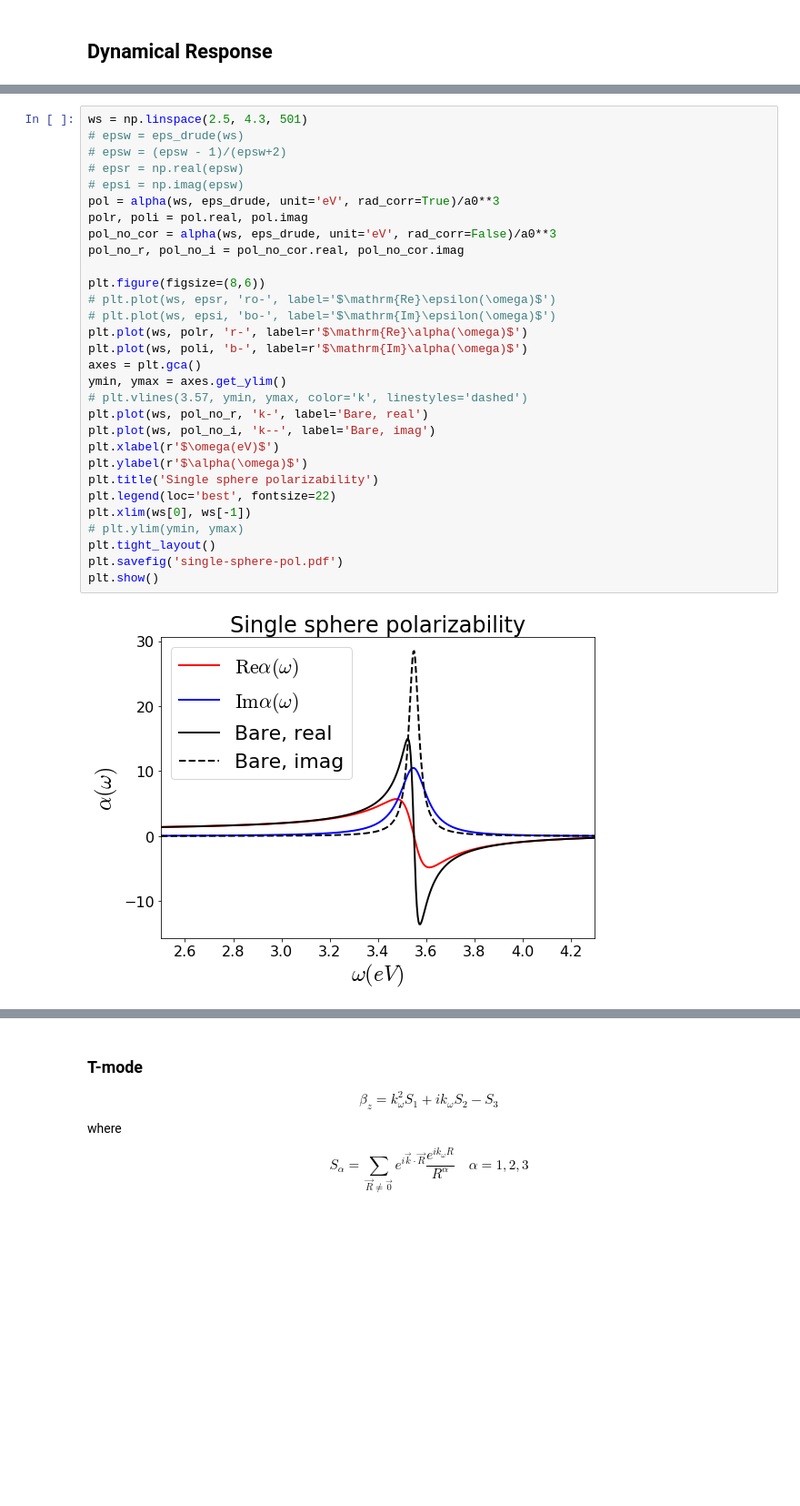
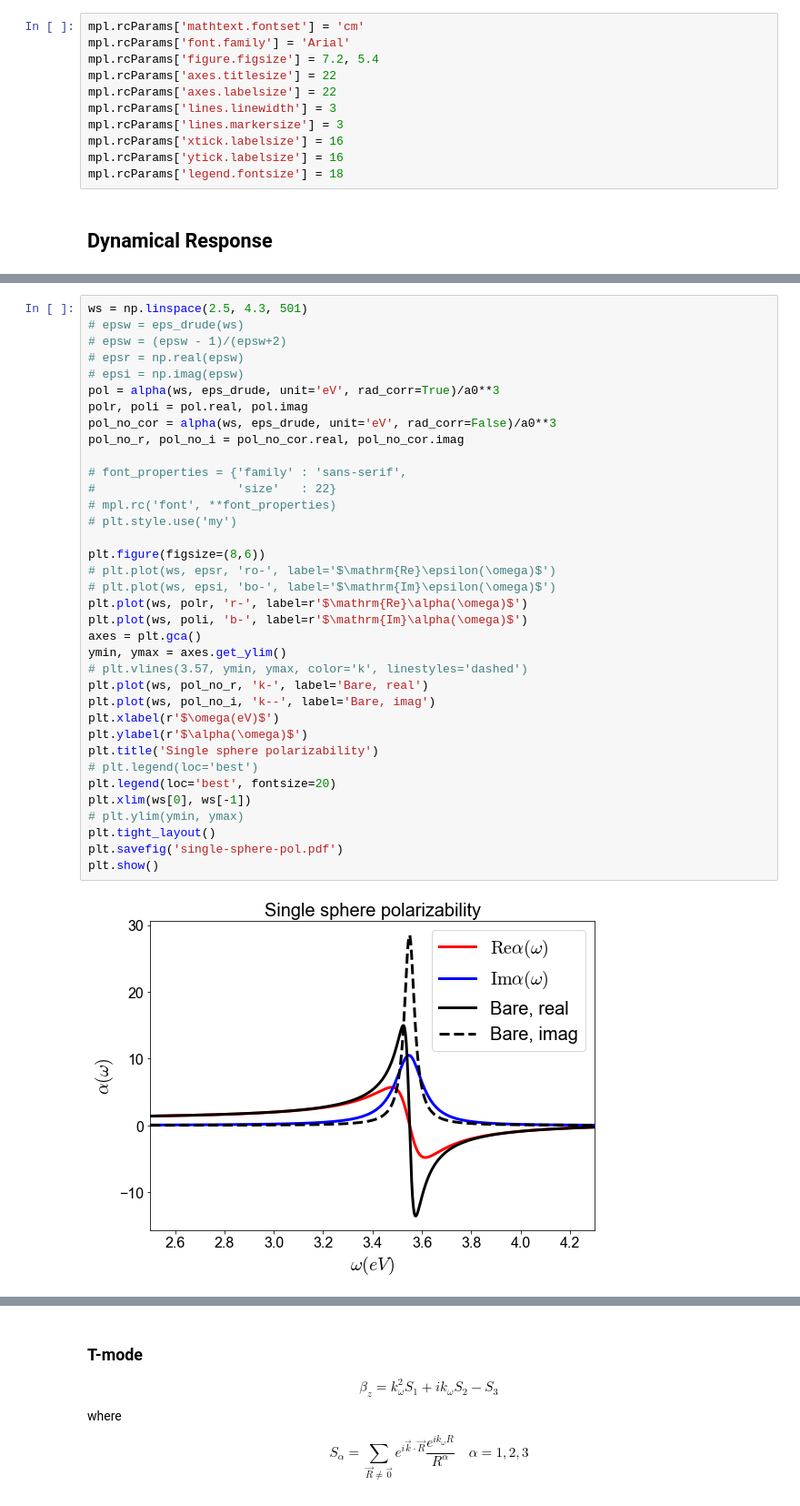
Before and after one commit to 711er/cde, a Jupyter notebook: cde-dynamical-band.ipynb, the cells around one changed output, grey strips where cells are left out. Shown at 91% size. Drawn from its saved outputs; the diff is of its cells as text; blank space fills up the shorter version.

```diff
--- a/cde-dynamical-band.ipynb
+++ b/cde-dynamical-band.ipynb
@@ -4,4 +5,15 @@ import matplotlib.colors as colors
 from numba import jit
+# %%
+mpl.rcParams['mathtext.fontset'] = 'cm'
+mpl.rcParams['font.family'] = 'Arial'
+mpl.rcParams['figure.figsize'] = 7.2, 5.4
+mpl.rcParams['axes.titlesize'] = 22
+mpl.rcParams['axes.labelsize'] = 22
+mpl.rcParams['lines.linewidth'] = 3
+mpl.rcParams['lines.markersize'] = 3
+mpl.rcParams['xtick.labelsize'] = 16
+mpl.rcParams['ytick.labelsize'] = 16
+mpl.rcParams['legend.fontsize'] = 18
 # %% [markdown]
 ## Dynamical Response
 # %%
@@ -46,35 +88,41 @@ def alpha(kw, eps_func, a=25*nm, a_o_d=1.0/3.0, unit='twopi/d', rad_corr=True):
 # %%
 ws = np.linspace(2.5, 4.3, 501)
 # epsw = eps_drude(ws)
 # epsw = (epsw - 1)/(epsw+2)
 # epsr = np.real(epsw)
 # epsi = np.imag(epsw)
 pol = alpha(ws, eps_drude, unit='eV', rad_corr=True)/a0**3
 polr, poli = pol.real, pol.imag
 pol_no_cor = alpha(ws, eps_drude, unit='eV', rad_corr=False)/a0**3
 pol_no_r, pol_no_i = pol_no_cor.real, pol_no_cor.imag
+
+# font_properties = {'family' : 'sans-serif',
+#                    'size'   : 22}
+# mpl.rc('font', **font_properties)
+# plt.style.use('my')
 
 plt.figure(figsize=(8,6))
 # plt.plot(ws, epsr, 'ro-', label='$\mathrm{Re}\epsilon(\omega)$')
 # plt.plot(ws, epsi, 'bo-', label='$\mathrm{Im}\epsilon(\omega)$')
 plt.plot(ws, polr, 'r-', label=r'$\mathrm{Re}\alpha(\omega)$')
 plt.plot(ws, poli, 'b-', label=r'$\mathrm{Im}\alpha(\omega)$')
 axes = plt.gca()
 ymin, ymax = axes.get_ylim()
 # plt.vlines(3.57, ymin, ymax, color='k', linestyles='dashed')
 plt.plot(ws, pol_no_r, 'k-', label='Bare, real')
 plt.plot(ws, pol_no_i, 'k--', label='Bare, imag')
 plt.xlabel(r'$\omega(eV)$')
 plt.ylabel(r'$\alpha(\omega)$')
 plt.title('Single sphere polarizability')
-plt.legend(loc='best', fontsize=22)
+# plt.legend(loc='best')
+plt.legend(loc='best', fontsize=20)
 plt.xlim(ws[0], ws[-1])
 # plt.ylim(ymin, ymax)
 plt.tight_layout()
 plt.savefig('single-sphere-pol.pdf')
 plt.show()
 # %% [output]
-[figure, old version]
+[figure, new version]
 # %%
 max_freq = np.argmax(poli)
 print(ws[max_freq], poli[max_freq])
```
Also changed, not shown: parts of 24 cells of this notebook, 4 other files.
